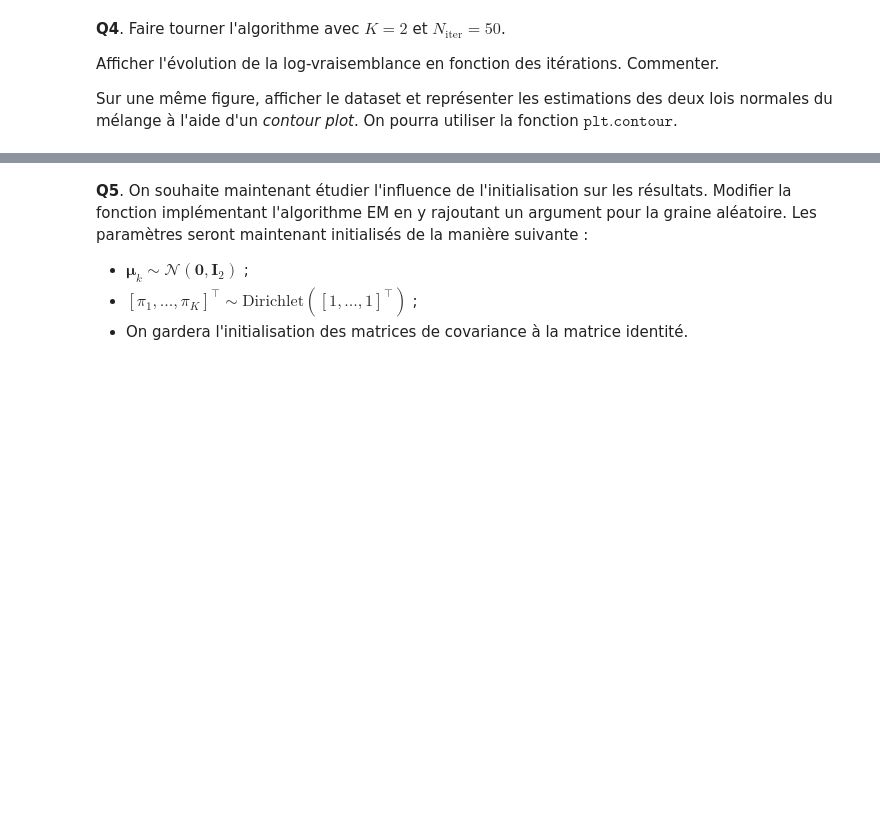
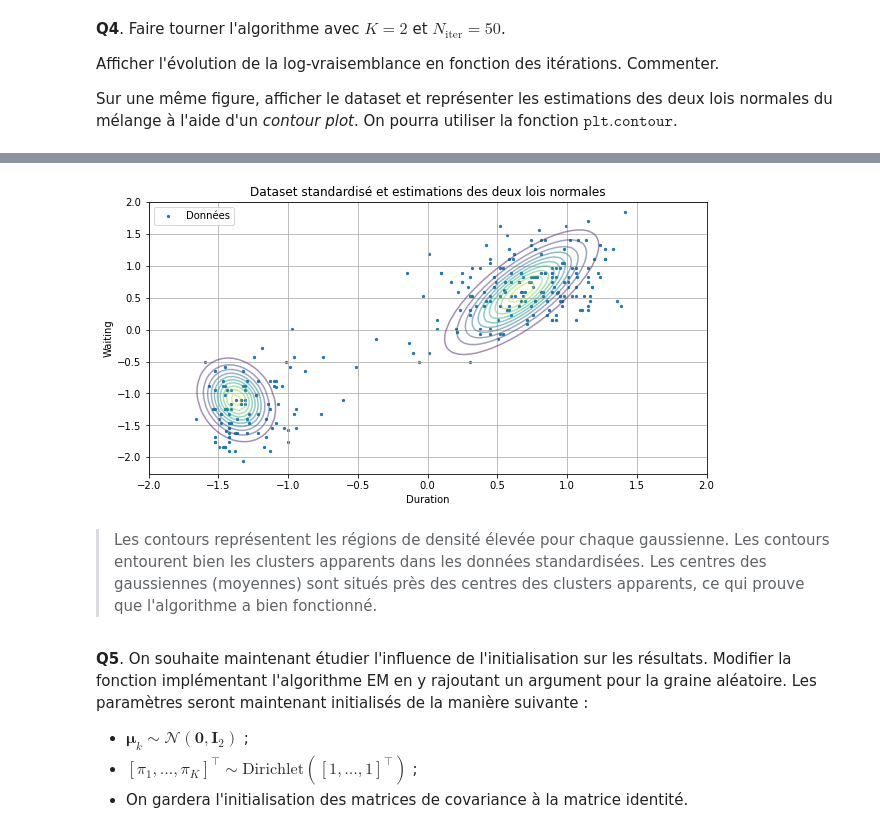
Before and after one commit to benech17/Estimation-SDIA, a Jupyter notebook: tp1_BENICHOU_BONNEFOY.ipynb, the cells around one changed output, grey strips where cells are left out. Saved outputs shown, nothing was run; the diff lists cells and outputs as text; code cells hidden in the pictures; blank space fills up the shorter version.

```diff
--- a/tp1_BENICHOU_BONNEFOY.ipynb
+++ b/tp1_BENICHOU_BONNEFOY.ipynb
@@ -177,3 +211,30 @@ Niter = 50
+# %%
+# Afficher le dataset et les estimations des deux lois normales
+plt.figure(figsize=(10, 5))
+plt.scatter(X_standardized[:, 0], X_standardized[:, 1], s=5, label="Données")
+
+# Créer un meshgrid pour le contour plot
+x = np.linspace(-2, 2, 100)  # Ajusté pour les données standardisées
+y = np.linspace(-2, 2, 100)  # Ajusté pour les données standardisées
+X_mesh, Y_mesh = np.meshgrid(x, y)
+pos = np.dstack((X_mesh, Y_mesh))
+
+# Afficher les contours des deux gaussiennes
+for k in range(2):
+    Z = multivariate_normal.pdf(pos, mean=final_means[k], cov=final_covariances[k])
+    plt.contour(X_mesh, Y_mesh, Z, levels=10, alpha=0.5)
+
+plt.title("Dataset standardisé et estimations des deux lois normales")
+plt.xlabel("Duration")
+plt.ylabel("Waiting")
+plt.legend()
+plt.grid(True)
+plt.show()
+# %% [output]
+[figure, added]
+# %% [markdown]
+> Les contours représentent les régions de densité élevée pour chaque gaussienne. Les contours entourent bien les clusters apparents dans les données standardisées.
+> Les centres des gaussiennes (moyennes) sont situés près des centres des clusters apparents, ce qui prouve que l'algorithme a bien fonctionné.
 # %% [markdown]
 **Q5**. On souhaite maintenant étudier l'influence de l'initialisation sur les résultats. Modifier la fonction implémentant l'algorithme EM en y rajoutant un argument pour la graine aléatoire. Les paramètres seront maintenant initialisés de la manière suivante :
 - $\boldsymbol{\mu}_k \sim \mathcal{N}(\mathbf{0},\mathbf{I}_2)$ ;
```
Also changed, not shown: parts of 7 cells of this notebook.
